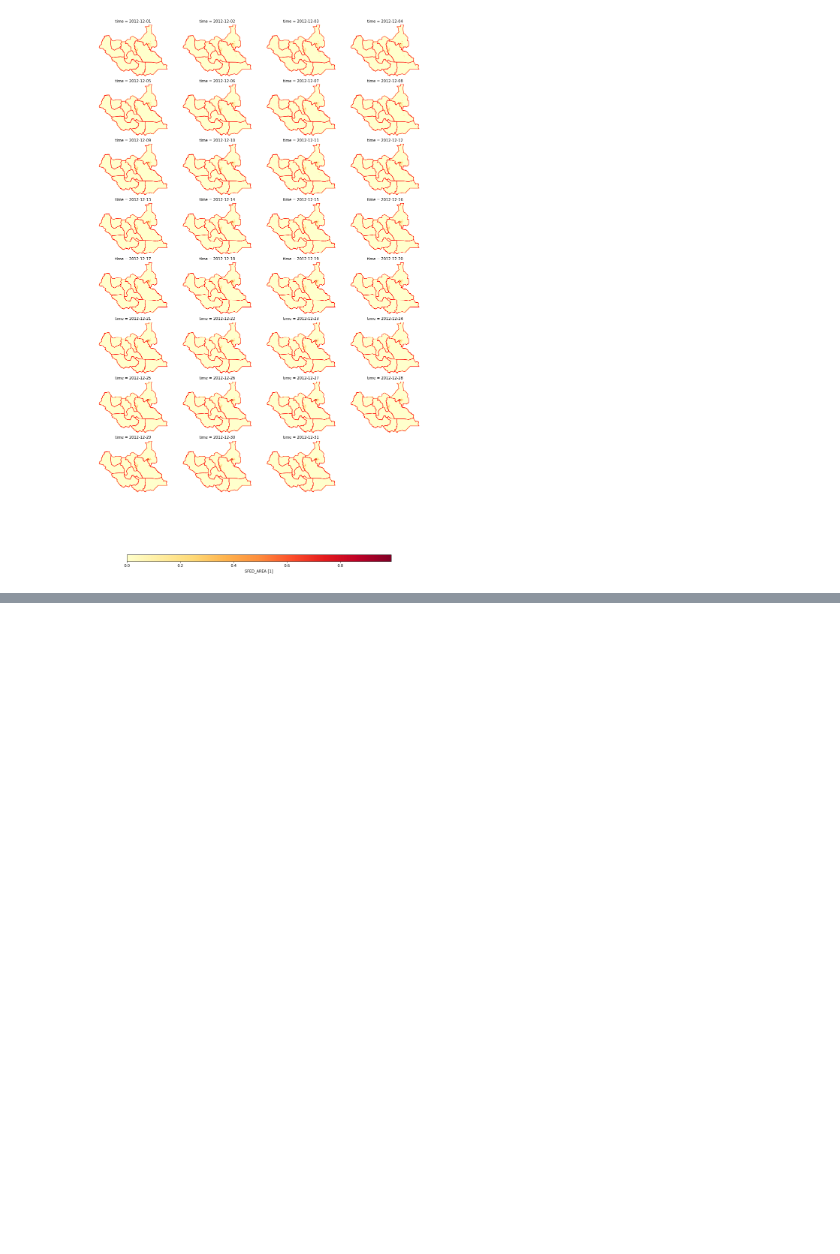
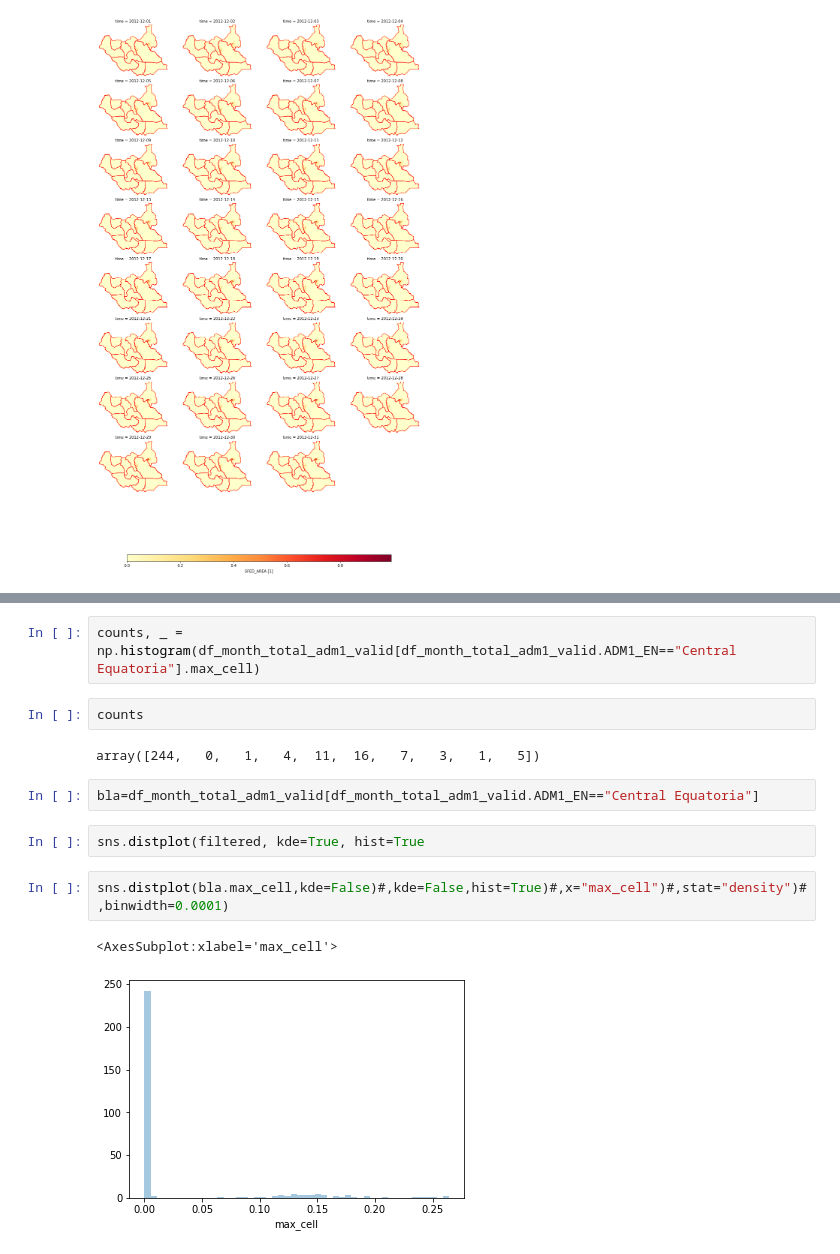
Before and after one commit to OCHA-DAP/pa-anticipatory-action, a Jupyter notebook: analyses/ssd/notebooks/ssd_floodscan_understand_format.ipynb, the cells around one changed output, grey strips where cells are left out. Drawn from its saved outputs; the diff is of its cells as text; blank space fills up the shorter version.

```diff
--- a/analyses/ssd/notebooks/ssd_floodscan_understand_format.ipynb
+++ b/analyses/ssd/notebooks/ssd_floodscan_understand_format.ipynb
@@ -159,0 +358,15 @@ for ax in g.axes.flat:
+# %%
+counts, _ =  np.histogram(df_month_total_adm1_valid[df_month_total_adm1_valid.ADM1_EN=="Central Equatoria"].max_cell)
+# %%
+counts
+# %% [output]
+array([244,   0,   1,   4,  11,  16,   7,   3,   1,   5])
+# %%
+bla=df_month_total_adm1_valid[df_month_total_adm1_valid.ADM1_EN=="Central Equatoria"]
+# %%
+sns.distplot(filtered, kde=True, hist=True
+# %%
+sns.distplot(bla.max_cell,kde=False)#,kde=False,hist=True)#,x="max_cell")#,stat="density")#,binwidth=0.0001)
+# %% [output]
+<AxesSubplot:xlabel='max_cell'>
+[figure, added]
```
Also changed, not shown: parts of 29 cells of this notebook.
